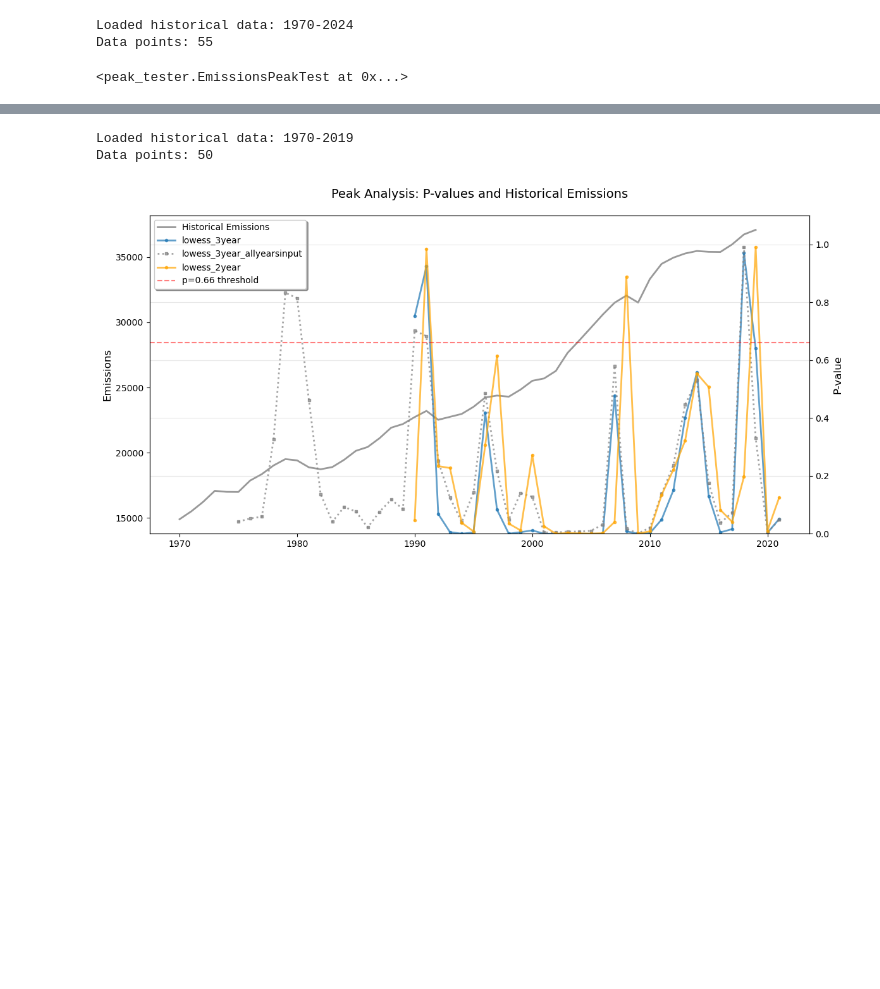
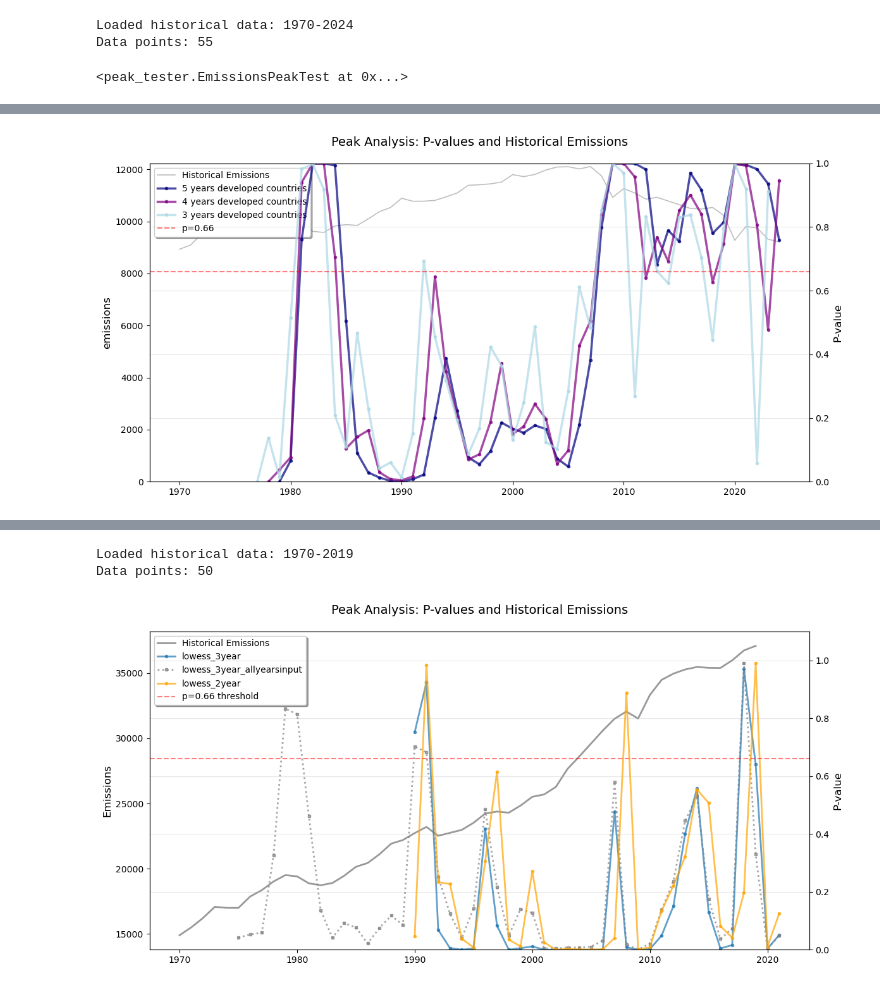
Before and after one commit to nezzag/peaking_test, a Jupyter notebook: notebooks/peaker_historical_tests_clean.ipynb, the cells around one changed output, grey strips where cells are left out. Drawn from its saved outputs; the diff is of its cells as text; code cells hidden in the pictures; blank space fills up the shorter version.

```diff
--- a/notebooks/peaker_historical_tests_clean.ipynb
+++ b/notebooks/peaker_historical_tests_clean.ipynb
@@ -407,0 +512,33 @@ Data points: 50
+# %%
+# plot group of countries results
+pdf_results = [
+    {
+        'data': pdf_5bt_us_eu_jpn_can_aus,
+        'label': '5 years developed countries',
+        'color': 'navy',
+    },
+    {
+        'data': pdf_4bt_us_eu_jpn_can_aus,
+        'label': '4 years developed countries',
+        'color': 'Purple',
+    },
+    {
+        'data': pdf_3bt_us_eu_jpn_can_aus,
+        'label': '3 years developed countries',
+        'color': 'lightblue'
+    }
+]
+#Create the plot
+# fig, axes = plot_peak_analysis(
+#     EmissionsPeakTest().load_historical_data("gcb_hist_co2.csv","WLD", year_range = range(1975, 2025)).historical_data,
+#     pdf_results,
+#     threshold=0.66,
+# )
+# with group historical emissions data behind
+fig, axes = plot_peak_analysis(
+    hist_data.loc[hist_data['year']>=1970],
+    pdf_results,
+    threshold=0.66,
+)
+# %% [output]
+[figure, added]
```
Also changed, not shown: parts of 14 cells of this notebook, 7 other files.
